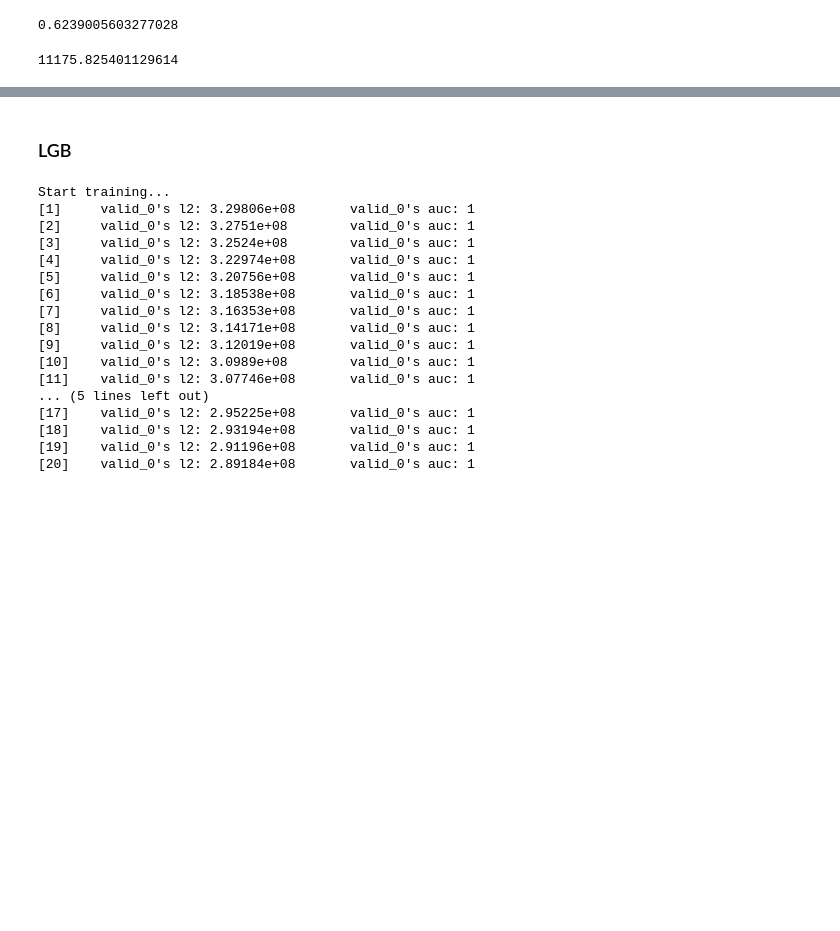
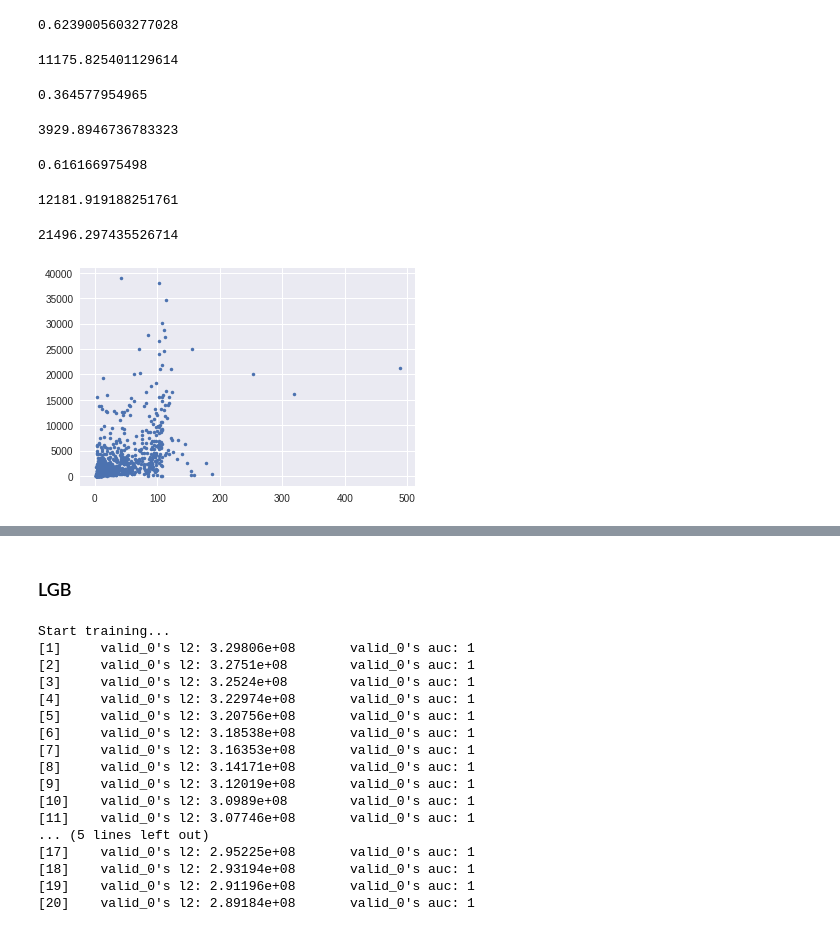
Before and after one commit to mptcloud/hackon_data, a Jupyter notebook: Predicting_salesRank/Predicting_salesRank.ipynb, the cells around one changed output, grey strips where cells are left out. Drawn from its saved outputs; the diff is of its cells as text; code cells hidden in the pictures; blank space fills up the shorter version.

```diff
--- a/Predicting_salesRank/Predicting_salesRank.ipynb
+++ b/Predicting_salesRank/Predicting_salesRank.ipynb
@@ -507,4 +516,5 @@ This concludes our feature creation, our next step is to set up the data for tra
 
 We want to create a dataset containing the features our models will use. We start by merging our meta_data to the products.
 # %%
-Xy_df=df_products.merge(df_meta, left_index=True,right_on='asin').fillna(0)
+Xy_df=df_products.merge(df_meta, left_index=True,right_on='asin')
+Xy_df=Xy_df.merge(df_qa_agg,how='outer',left_on='asin',right_index=True).fillna(0)
@@ -511,3 +530,17 @@ Xy_df=df_products.merge(df_meta, left_index=True,right_on='asin').fillna(0)
+# %%
+def binning(a):
+    if a< 9682:
+        return '1'
+    elif a< 20802:
+        return '2'
+    elif a< 33146:
+        return '3'
+    elif a< 49297:
+        return '4'
+    else:
+        return '5'
+# %%
+Xy_df['salesRankCategory']=Xy_df.salesRank.apply(lambda x: binning(x))
 # %% [markdown]
 Let's take a look at the distribution of the salesRank data
 # %%
@@ -531,7 +564,7 @@ Name: salesRank, dtype: float64
 # %% [markdown]
 This sugests that the salesRank data is concentrated in lower ranks and that the higher ranks are uncommon. So let's consider only the ranks less than 70 thousand.
 # %%
-Xy_df=Xy_df[Xy_df.salesRank<70000]
+Xy_df=Xy_df[Xy_df.salesRank<80000]
 # %% [markdown]
 As we are interested in deducing rank from the life of the product we should get rid of new products for which there is not enough info.
 # %%
@@ -613,3 +704,29 @@ r2_score(y_val,XGBModel.predict(X_val))
 np.sqrt(mean_squared_error(y_val,XGBModel.predict(X_val)))
 # %% [output]
 11175.825401129614
+# %%
+modelX=xgb.XGBRegressor()
+modelX.fit(X_train,y_train,eval_metric='mae')
+print(r2_score(y_val,modelX.predict(X_val)))
+np.sqrt(mean_squared_error(y_val,modelX.predict(X_val)))
+# %% [output]
+0.364577954965
+3929.8946736783323
+# %%
+modelX=xgb.XGBRegressor(max_depth=10,n_estimators=300)
+modelX.fit(X_train,y_train)
+print(r2_score(y_val,modelX.predict(X_val)))
+np.sqrt(mean_squared_error(y_val,modelX.predict(X_val)))
+# %% [output]
+0.616166975498
+12181.919188251761
+# %%
+np.sqrt(mean_squared_error(1/y_val-1,1/modelX.predict(X_val)-1))
+# %% [output]
+21496.297435526714
+# %%
+plt.plot(Xy_df.review_length_min,Xy_df.salesRank,'.')
+#plt.plot(modelX.predict(X_val),'.')
+plt.show()
+# %% [output]
+[figure, added]
```
Also changed, not shown: parts of 46 cells of this notebook.
